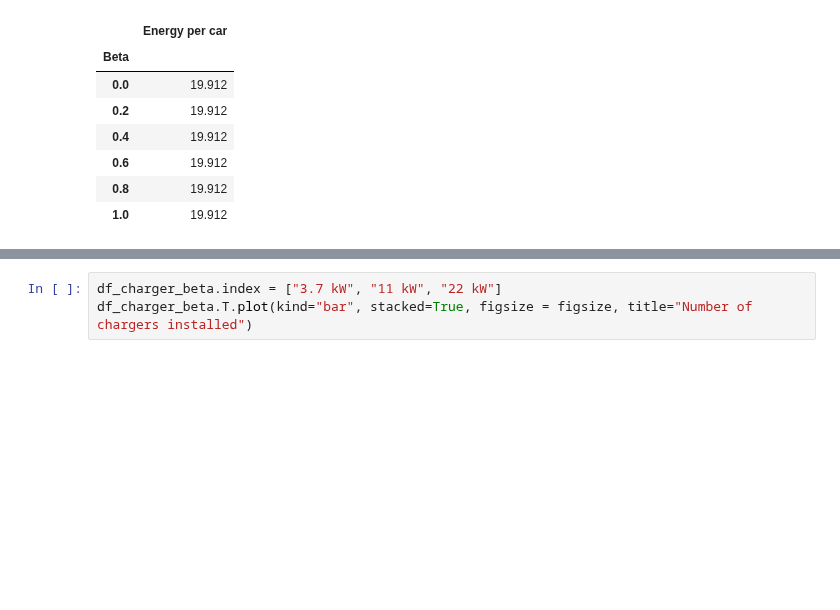
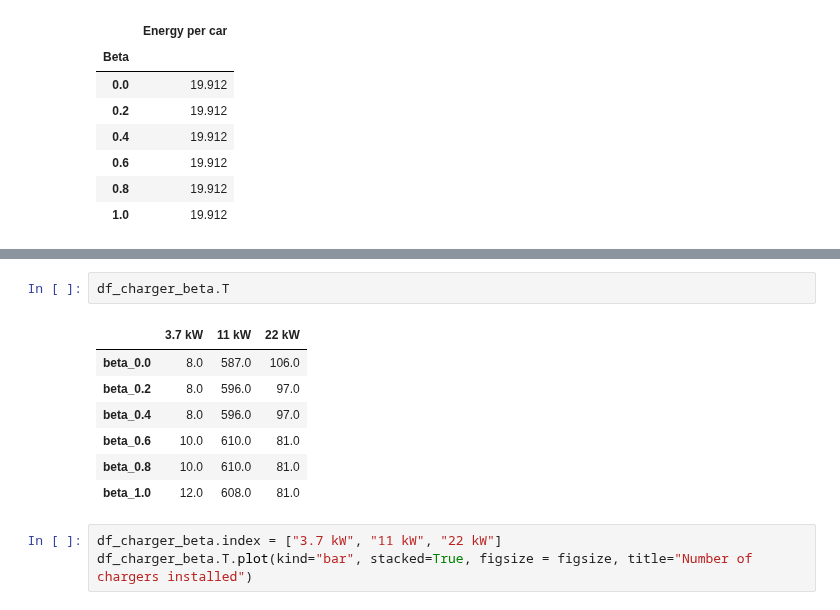
Before and after one commit to Pyosch/ATIS3_Group, a Jupyter notebook: visualise_Results.ipynb, the cells around one changed output, grey strips where cells are left out. Cells and saved outputs as stored; diff of their text form; blank space fills up the shorter version.

```diff
--- a/visualise_Results.ipynb
+++ b/visualise_Results.ipynb
@@ -247,3 +252,13 @@ df_beta
+# %%
+df_charger_beta.T
+# %% [output]
+|  | 3.7 kW | 11 kW | 22 kW |
+| beta_0.0 | 8.0 | 587.0 | 106.0 |
+| beta_0.2 | 8.0 | 596.0 | 97.0 |
+| beta_0.4 | 8.0 | 596.0 | 97.0 |
+| beta_0.6 | 10.0 | 610.0 | 81.0 |
+| beta_0.8 | 10.0 | 610.0 | 81.0 |
+| beta_1.0 | 12.0 | 608.0 | 81.0 |
 # %%
 df_charger_beta.index = ["3.7 kW", "11 kW", "22 kW"]
 df_charger_beta.T.plot(kind="bar", stacked=True, figsize = figsize, title="Number of chargers installed")
```
Also changed, not shown: parts of 1 cell of this notebook, 1 other file.
